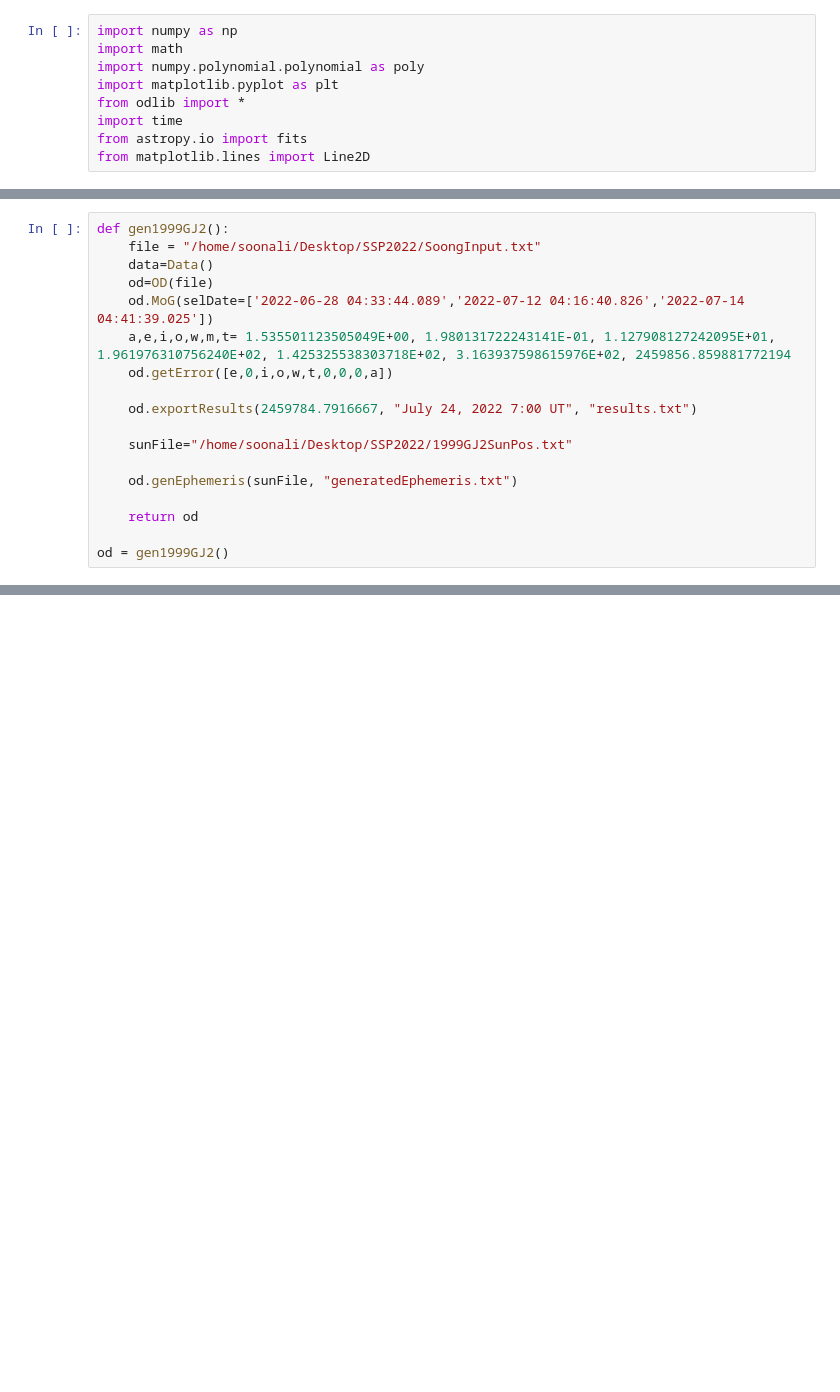
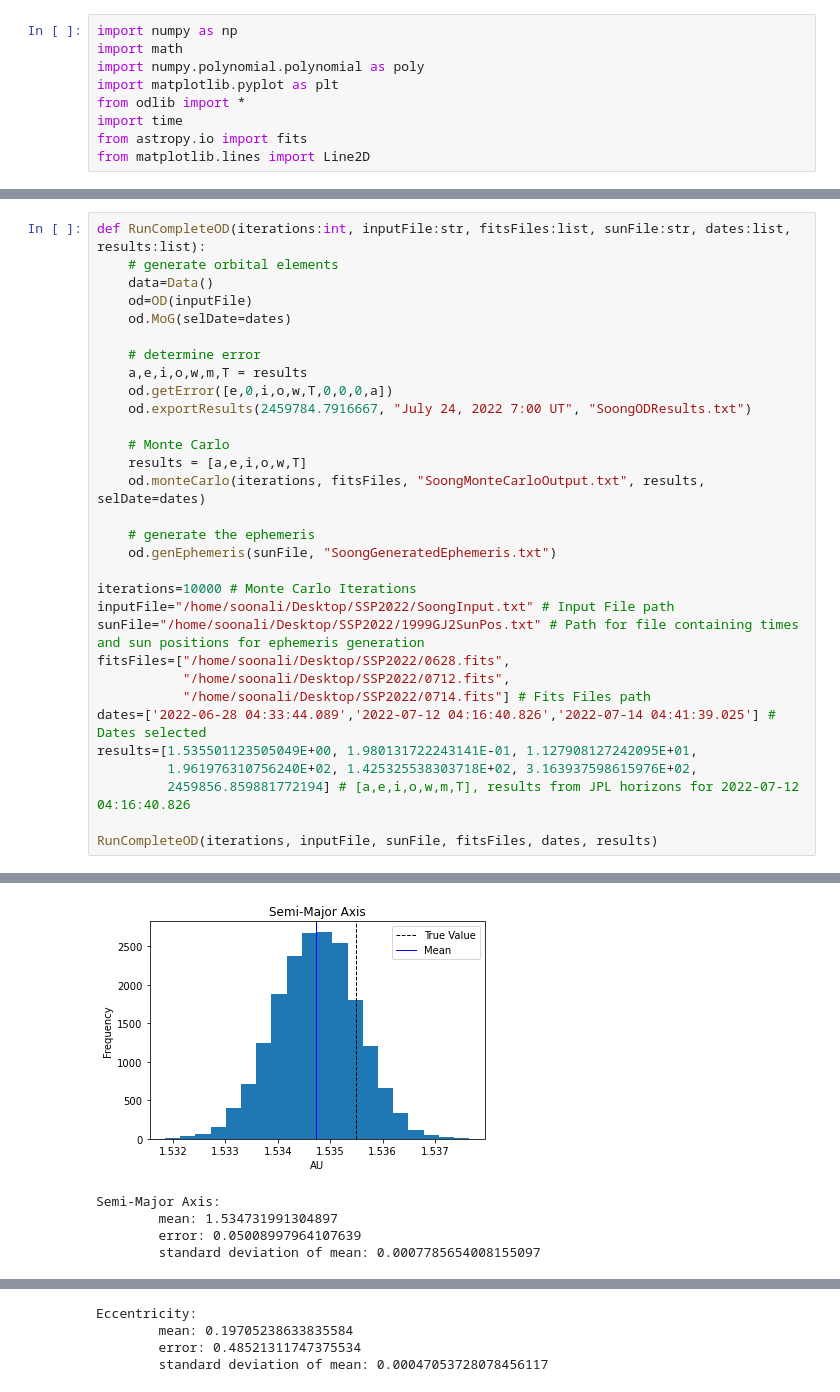
Before and after one commit to alisonsoong/SSP2022, a Jupyter notebook: ODCodeFinal.ipynb, the cells around one changed output, grey strips where cells are left out. Drawn from its saved outputs; the diff is of its cells as text; blank space fills up the shorter version.

```diff
--- a/ODCodeFinal.ipynb
+++ b/ODCodeFinal.ipynb
@@ -665,18 +564,0 @@ Time of Perihelion Passage:
-# %%
-def gen1999GJ2():
-    file = "/home/soonali/Desktop/SSP2022/SoongInput.txt"
-    data=Data()
-    od=OD(file)
-    od.MoG(selDate=['2022-06-28 04:33:44.089','2022-07-12 04:16:40.826','2022-07-14 04:41:39.025'])
-    a,e,i,o,w,m,t= 1.535501123505049E+00, 1.980131722243141E-01, 1.127908127242095E+01, 1.961976310756240E+02, 1.425325538303718E+02, 3.163937598615976E+02, 2459856.859881772194
-    od.getError([e,0,i,o,w,t,0,0,0,a])
-
-    od.exportResults(2459784.7916667, "July 24, 2022 7:00 UT", "results.txt")
-
-    sunFile="/home/soonali/Desktop/SSP2022/1999GJ2SunPos.txt"
-
-    od.genEphemeris(sunFile, "generatedEphemeris.txt")
-
-    return od
-
-od = gen1999GJ2()
@@ -762,0 +565,32 @@ Mean Anomaly for July 24, 2022 7:00 UT:
+# %%
+def RunCompleteOD(iterations:int, inputFile:str, fitsFiles:list, sunFile:str, dates:list, results:list):
+    # generate orbital elements
+    data=Data()
+    od=OD(inputFile)
+    od.MoG(selDate=dates)
+
+    # determine error
+    a,e,i,o,w,m,T = results
+    od.getError([e,0,i,o,w,T,0,0,0,a])
+    od.exportResults(2459784.7916667, "July 24, 2022 7:00 UT", "SoongODResults.txt")
+
+    # Monte Carlo
+    results = [a,e,i,o,w,T]
+    od.monteCarlo(iterations, fitsFiles, "SoongMonteCarloOutput.txt", results, selDate=dates)
+
+    # generate the ephemeris
+    od.genEphemeris(sunFile, "SoongGeneratedEphemeris.txt")
+
+iterations=10000 # Monte Carlo Iterations
+inputFile="/home/soonali/Desktop/SSP2022/SoongInput.txt" # Input File path
+sunFile="/home/soonali/Desktop/SSP2022/1999GJ2SunPos.txt" # Path for file containing times and sun positions for ephemeris generation
+fitsFiles=["/home/soonali/Desktop/SSP2022/0628.fits",
+           "/home/soonali/Desktop/SSP2022/0712.fits",
+           "/home/soonali/Desktop/SSP2022/0714.fits"] # Fits Files path
+dates=['2022-06-28 04:33:44.089','2022-07-12 04:16:40.826','2022-07-14 04:41:39.025'] # Dates selected
+results=[1.535501123505049E+00, 1.980131722243141E-01, 1.127908127242095E+01,
+         1.961976310756240E+02, 1.425325538303718E+02, 3.163937598615976E+02,
+         2459856.859881772194] # [a,e,i,o,w,m,T], results from JPL horizons for 2022-07-12 04:16:40.826
+
+RunCompleteOD(iterations, inputFile, sunFile, fitsFiles, dates, results)
+# %% [output]
@@ -762,0 +614,5 @@ Mean Anomaly for July 24, 2022 7:00 UT:
+[figure, added]
+Semi-Major Axis:
+        mean: 1.534731991304897
+        error: 0.05008997964107639
+        standard deviation of mean: 0.0007785654008155097
@@ -762,0 +620,4 @@ Mean Anomaly for July 24, 2022 7:00 UT:
+Eccentricity:
+        mean: 0.19705238633835584
+        error: 0.48521311747375534
+        standard deviation of mean: 0.00047053728078456117
```
Also changed, not shown: parts of 9 cells of this notebook, 9 other files.
